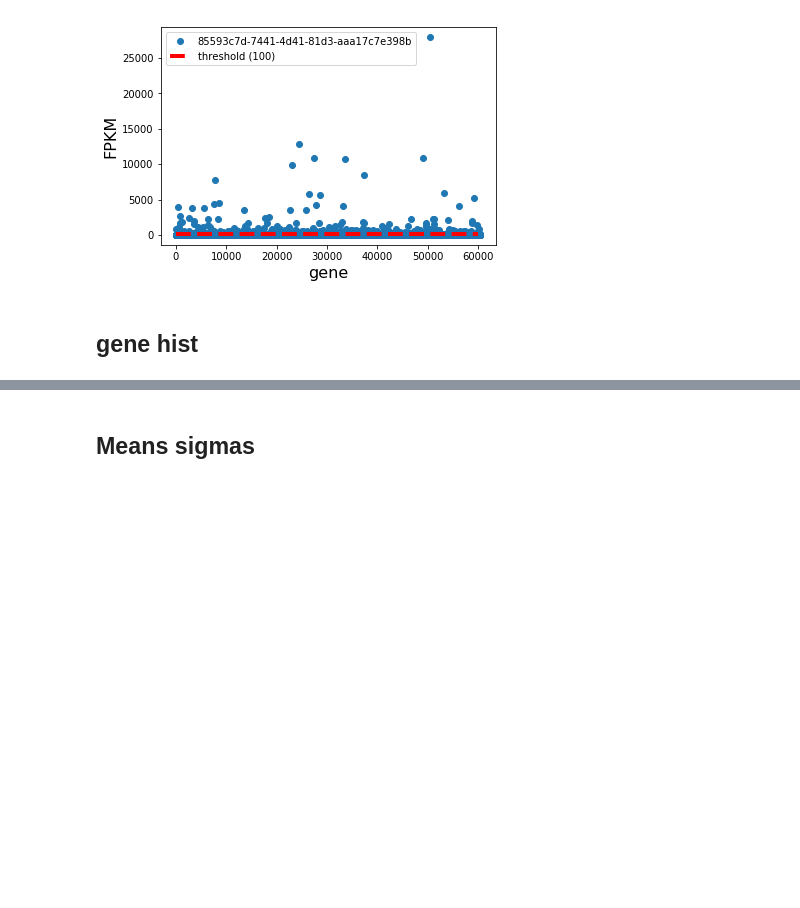
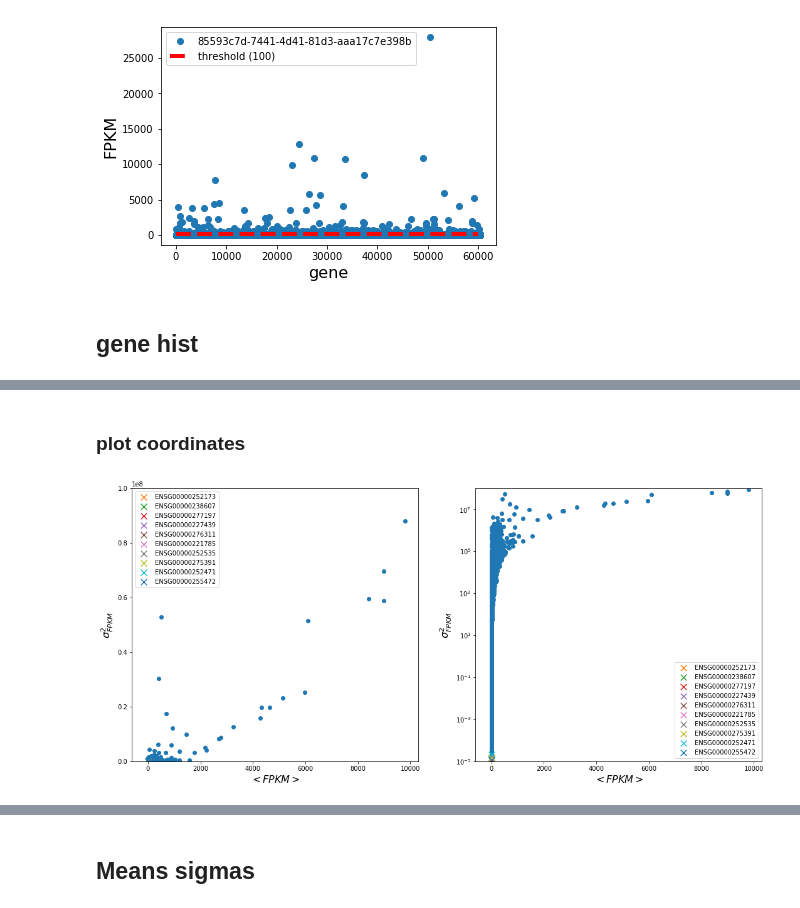
Before and after one commit to fvalle1/master_thesis, a Jupyter notebook: TableAnalyzer.ipynb, the cells around one changed output, grey strips where cells are left out. Saved outputs shown, nothing was run; the diff lists cells and outputs as text; code cells hidden in the pictures; blank space fills up the shorter version.

```diff
--- a/TableAnalyzer.ipynb
+++ b/TableAnalyzer.ipynb
@@ -182,0 +202,7 @@ df_mv.loc[((df_mv['mean']>(search_mean-50)) & (df_mv['mean']<(search_mean+50)))
+# %%
+search_mean_max = 100
+search_mean_min = 0
+search_var_max = 1e0
+search_var_min = 1e-5
+query_result = df_mv.loc[((df_mv['mean']>(search_mean_min)) & (df_mv['mean']<(search_mean_max))) & ((df_mv['variance']>(search_var_min)) & (df_mv['variance']<(search_var_max)))].sort_values(by='mean')
+query_result
@@ -182,0 +228,5 @@ df_mv.loc[((df_mv['mean']>(search_mean-50)) & (df_mv['mean']<(search_mean+50)))
+# %%
+genesnames = []
+for g in query_result.index.values[:10]:
+    gene = geneinfo(g)
+    genesnames.append(gene)
@@ -182,0 +251,27 @@ df_mv.loc[((df_mv['mean']>(search_mean-50)) & (df_mv['mean']<(search_mean+50)))
+# %% [markdown]
+### plot coordinates
+# %%
+fig = plt.figure(figsize=(18,8))
+plt.subplot(121)
+plt.scatter(means, variances)
+for g in genesnames:
+    plt.scatter([g['avg']],[g['var']], marker='x', s=90, label=g['name'])
+plt.xlabel("$<FPKM>$", fontsize=16)
+plt.ylabel("$\sigma^2_{FPKM}$", fontsize=16)
+#plt.xlim(1e-2,200)
+plt.ylim((1e-2,1e8))
+plt.legend()
+plt.subplot(122)
+plt.scatter(means, variances)
+for g in genesnames:
+    plt.scatter([g['avg']],[g['var']], marker='x', s=90, label=g['name'])
+plt.xlabel("$<FPKM>$", fontsize=16)
+plt.ylabel("$\sigma^2_{FPKM}$", fontsize=16)
+plt.yscale('log')
+#plt.xlim(1e-2,200)
+plt.ylim((1e-5,1e8))
+plt.legend()
+plt.show()
+fig.savefig("plot/genes/subset.pdf")
+# %% [output]
+[figure, added]
```
Also changed, not shown: parts of 23 cells of this notebook, 4 other files.
